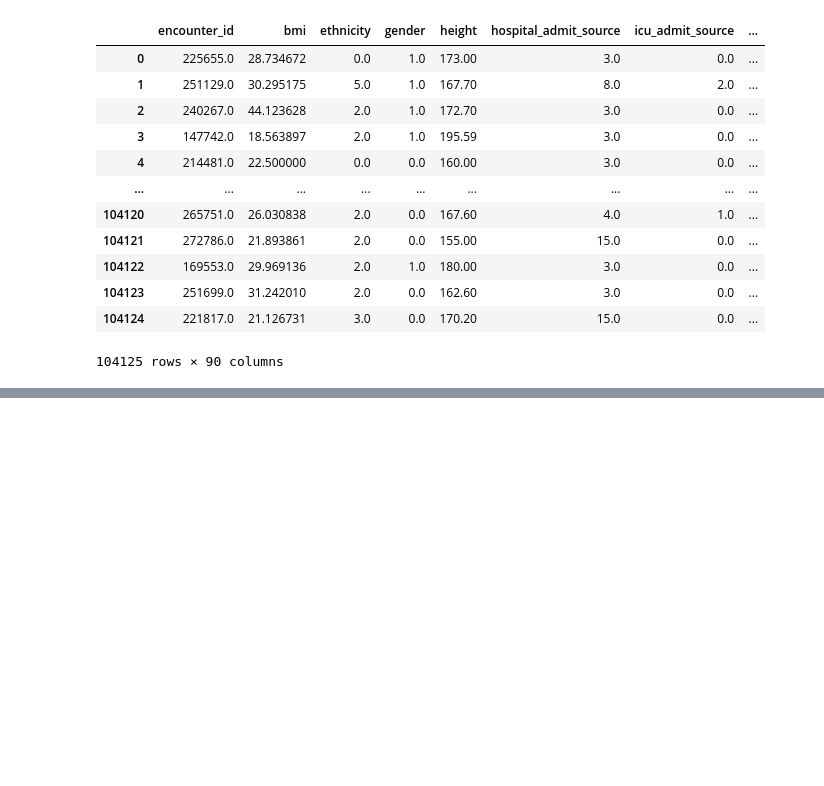
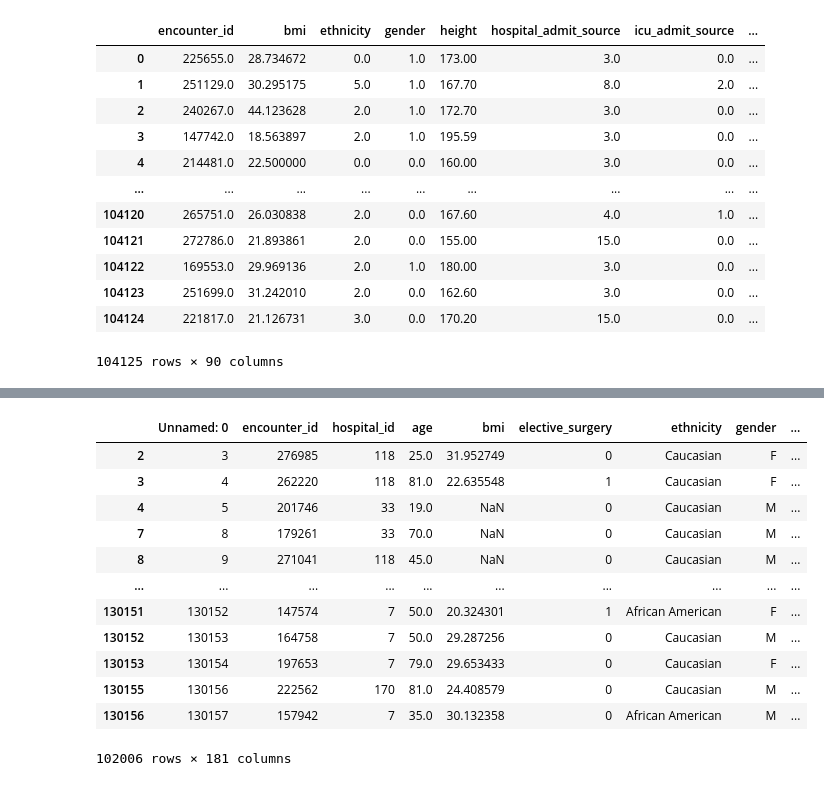
Before and after one commit to bvchand/Diabetes-detection-in-ICU-patients, a Jupyter notebook: diabetes_data_preprocessing.ipynb, the cells around one changed output, grey strips where cells are left out. Cells and saved outputs as stored; diff of their text form; code cells hidden in the pictures; blank space fills up the shorter version.

```diff
--- a/diabetes_data_preprocessing.ipynb
+++ b/diabetes_data_preprocessing.ipynb
@@ -408,0 +439,16 @@ MICE_imputed_trainX_wo_age
+# %%
+diabetes_train[diabetes_train['diabetes_mellitus']==0] #Number of rows with target value 0
+# %% [output]
+|  | Unnamed: 0 | encounter_id | hospital_id | age | bmi | elective_surgery | ethnicity | gender | ... |
+| 2 | 3 | 276985 | 118 | 25.0 | 31.952749 | 0 | Caucasian | F | ... |
+| 3 | 4 | 262220 | 118 | 81.0 | 22.635548 | 1 | Caucasian | F | ... |
+| 4 | 5 | 201746 | 33 | 19.0 | NaN | 0 | Caucasian | M | ... |
+| 7 | 8 | 179261 | 33 | 70.0 | NaN | 0 | Caucasian | M | ... |
+| 8 | 9 | 271041 | 118 | 45.0 | NaN | 0 | Caucasian | M | ... |
+| ... | ... | ... | ... | ... | ... | ... | ... | ... | ... |
+| 130151 | 130152 | 147574 | 7 | 50.0 | 20.324301 | 1 | African American | F | ... |
+| 130152 | 130153 | 164758 | 7 | 50.0 | 29.287256 | 0 | Caucasian | M | ... |
+| 130153 | 130154 | 197653 | 7 | 79.0 | 29.653433 | 0 | Caucasian | F | ... |
+| 130155 | 130156 | 222562 | 170 | 81.0 | 24.408579 | 0 | Caucasian | M | ... |
+| 130156 | 130157 | 157942 | 7 | 35.0 | 30.132358 | 0 | African American | M | ... |
+102006 rows × 181 columns
```
Also changed, not shown: parts of 15 cells of this notebook.
